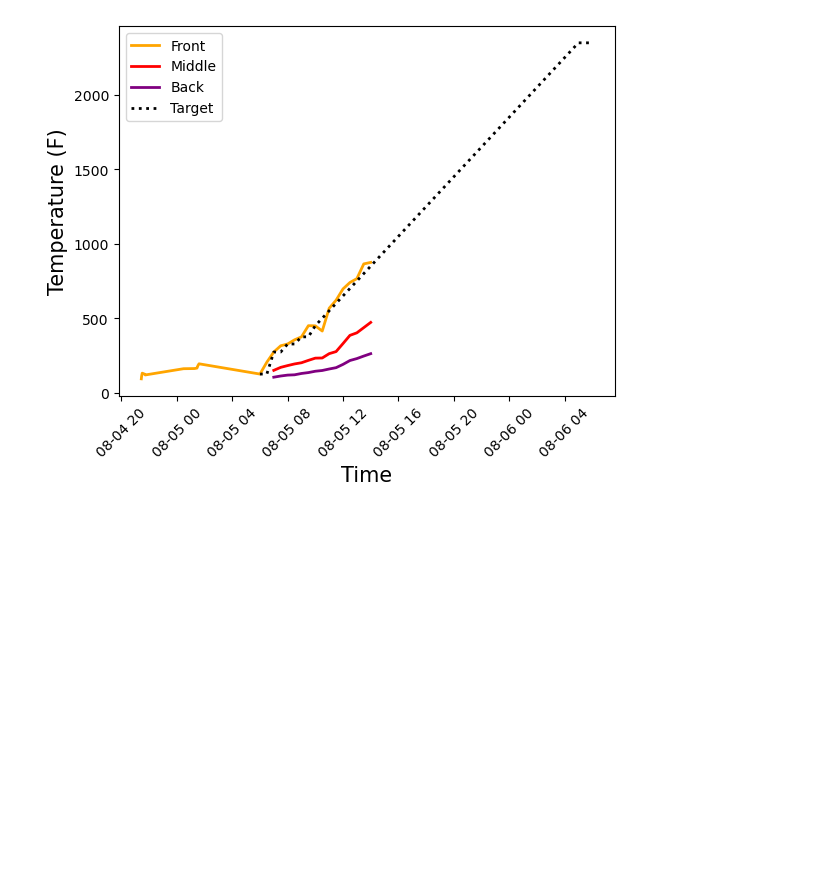
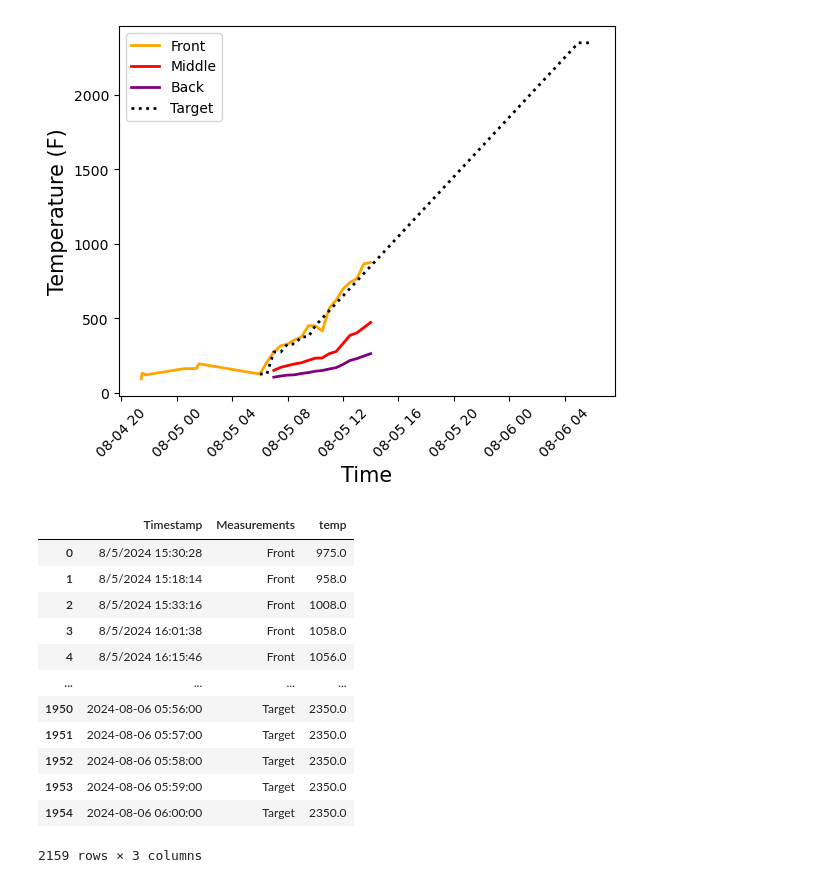
Before and after one commit to kaitokikuchi/penland-woodfire-temp, a Jupyter notebook: Penland_Woodfiring.ipynb, the cells around one changed output. Cells and saved outputs as stored; diff of their text form; code cells hidden in the pictures; blank space fills up the shorter version.

```diff
--- a/Penland_Woodfiring.ipynb
+++ b/Penland_Woodfiring.ipynb
@@ -24,0 +78,16 @@ plt.legend();
+# %%
+combined_data
+# %% [output]
+|  | Timestamp | Measurements | temp |
+| 0 | 8/5/2024 15:30:28 | Front | 975.0 |
+| 1 | 8/5/2024 15:18:14 | Front | 958.0 |
+| 2 | 8/5/2024 15:33:16 | Front | 1008.0 |
+| 3 | 8/5/2024 16:01:38 | Front | 1058.0 |
+| 4 | 8/5/2024 16:15:46 | Front | 1056.0 |
+| ... | ... | ... | ... |
+| 1950 | 2024-08-06 05:56:00 | Target | 2350.0 |
+| 1951 | 2024-08-06 05:57:00 | Target | 2350.0 |
+| 1952 | 2024-08-06 05:58:00 | Target | 2350.0 |
+| 1953 | 2024-08-06 05:59:00 | Target | 2350.0 |
+| 1954 | 2024-08-06 06:00:00 | Target | 2350.0 |
+2159 rows × 3 columns
```
Also changed, not shown: parts of 1 cell of this notebook, 3 other files.
